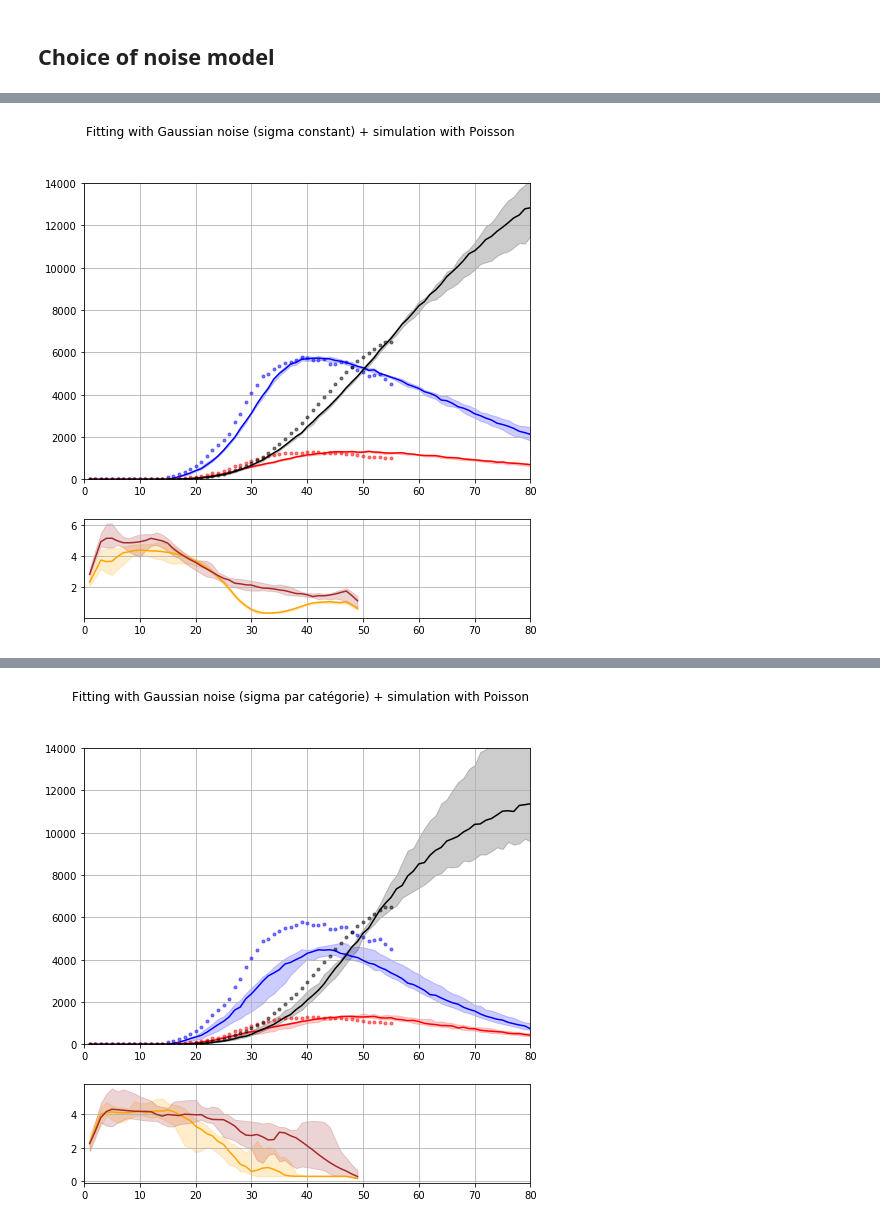
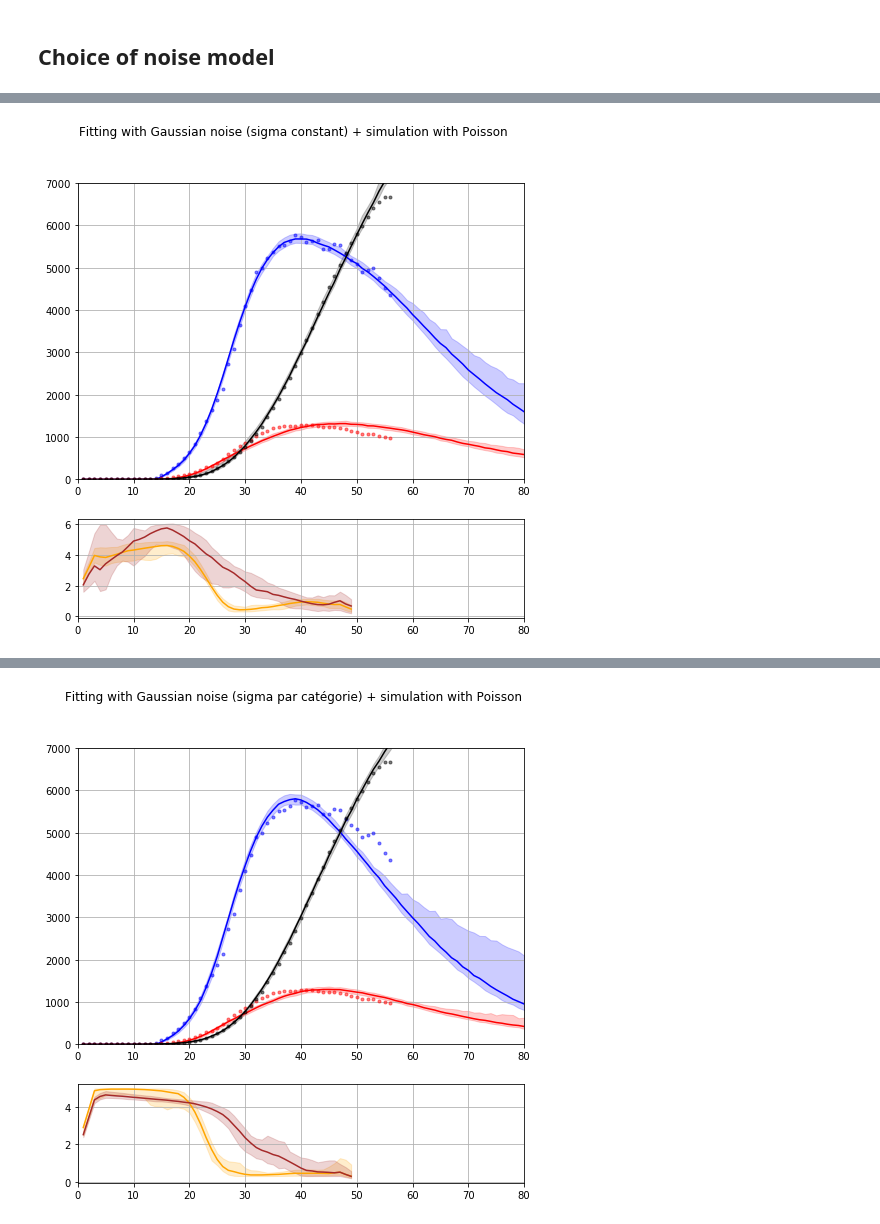
Before and after one commit to glouppe/covid19be, a Jupyter notebook: vdwnico-reimplementation-consolidated-Boostraping.ipynb, the cells around one changed output, grey strips where cells are left out. Drawn from its saved outputs; the diff is of its cells as text; code cells hidden in the pictures.

Commit message:
add bootstrapping + noise model

```diff
--- a/vdwnico-reimplementation-consolidated-Boostraping.ipynb
+++ b/vdwnico-reimplementation-consolidated-Boostraping.ipynb
@@ -401,7 +380,7 @@ r0, r0_mrs, i0, gg, sigmas
 fig, ax = plt.subplots(2, len(noise_error), figsize=(8*len(noise_error), 8), gridspec_kw={"height_ratios": (3,1)})
 print(ax.shape)
 for i, noise_model in enumerate(noise_error.keys()):
-    if noise_model == "Neg_Binom":
+    if noise_model != "Neg_Binom":
         continue
     r0, r0_mrs, i0, gg, sigmas = fit_seir_parameters(data, noise=noise_model, use_sigma=True)
     #r0 = smoothen(r0)
@@ -465,3 +444,13 @@ from tqdm import tqdm
+# %%
+def parallel_param_bootstrap(data, noise_fit='Gaussian', use_sigma_fit=True, noise_sim='Gaussian', nb_iter=1000):
+    theta_hat = fit_seir_parameters(data, noise=noise_fit, use_sigma=use_sigma_fit)
+    thetas_bootstrap = []
+    all_data = []
+    def job_f(sim_data):
+        return fit_seir_parameters(sim_data, noise=noise_fit, use_sigma=use_sigma_fit)
+    thetas_bootstrap = Parallel(n_jobs=-1, verbose=11)(delayed(job_f)(seir_sim(theta_hat, noise_sim)) for i in range(nb_iter))
+
+    return thetas_bootstrap
 # %%
 def param_bootstrap(data, noise_fit='Gaussian', use_sigma_fit=True, noise_sim='Gaussian', nb_iter=1000):
     theta_hat = fit_seir_parameters(data, noise=noise_fit, use_sigma=use_sigma_fit)
@@ -497,6 +486,7 @@ def plot(thetas_bootstrap, noise, obs_data=None, title='', name=''):
     n_days = len(data_sim)
     fig.suptitle(title)
     colors = ["b", "r", "k"]
+    #return
     for i, key in enumerate(columns):
         median = np.percentile(all_data[:, i, :], 50, axis=1)
         p10 = np.percentile(all_data[:, i, :], 10, axis=1)
@@ -507,14 +497,14 @@ def plot(thetas_bootstrap, noise, obs_data=None, title='', name=''):
             ax[0].plot(range(1, len(obs_data[key].values)+1), obs_data[key].values, ".", c=colors[i], alpha=.5)
 
     ax[0].grid()
-    ax[0].set_ylim(0, 14000)
+    ax[0].set_ylim(0, 7000)
     ax[0].set_xlim(0, 80)
     colors = ["orange", "brown"]
     labels = ["R0 in population", "R0 in MRS"]
     for i in range(2):
         median = np.percentile(all_r0[:, i, :], 50, axis=1)
-        p10 = np.percentile(all_r0[:, i, :], 10, axis=1)
-        p90 = np.percentile(all_r0[:, i, :], 90, axis=1)
+        p10 = np.percentile(all_r0[:, i, :], 5, axis=1)
+        p90 = np.percentile(all_r0[:, i, :], 95, axis=1)
         ax[1].plot(range(1, median.shape[0]+1), median, c=colors[i], label=labels[i])
         ax[1].fill_between(range(1, median.shape[0]+1), p10, p90, color=colors[i], alpha=.2)
     ax[1].grid()
@@ -527,0 +522,4 @@ def plot(thetas_bootstrap, noise, obs_data=None, title='', name=''):
+# %%
+thetas2 = parallel_param_bootstrap(data, noise_fit='Gaussian', use_sigma_fit=True, noise_sim='Gaussian',
+                                     nb_iter=10)
+plot(thetas2, 'Poisson', data, 'Fitting with Gaussian noise (sigma constant) + simulation with Poisson', "GP")
@@ -528,13 +539,17 @@ def plot(thetas_bootstrap, noise, obs_data=None, title='', name=''):
 # %%
-thetas1, all_data1 = param_bootstrap(data, noise_fit='Gaussian', use_sigma_fit=False, noise_sim='Poisson',
-                                     nb_iter=10)
+#thetas1 = parallel_param_bootstrap(data, noise_fit='Gaussian', use_sigma_fit=False, noise_sim='Poisson',
+#                                     nb_iter=100)
 plot(thetas1, 'Poisson', data, 'Fitting with Gaussian noise (sigma constant) + simulation with Poisson', "GP")
 
-thetas2, all_data2 = param_bootstrap(data, noise_fit='Gaussian', use_sigma_fit=True, noise_sim='Poisson',
-                                     nb_iter=10)
+#thetas2 = parallel_param_bootstrap(data, noise_fit='Gaussian', use_sigma_fit=True, noise_sim='Poisson',
+#                                     nb_iter=100)
 plot(thetas2, 'Poisson', data, 'Fitting with Gaussian noise (sigma par catégorie) + simulation with Poisson', "GsP")
 
-thetas3, all_data3 = param_bootstrap(data, noise_fit='Poisson', use_sigma_fit=True, noise_sim='Poisson',
-                                     nb_iter=10)
-plot(thetas3, 'Poisson', data, 'Fitting with Poisson noise (sigma par catégorie) + simulation with Poisson', "PP")
+#thetas3 = parallel_param_bootstrap(data, noise_fit='Poisson', use_sigma_fit=True, noise_sim='Poisson',
+#                                     nb_iter=100)
+plot(thetas3, 'Poisson', data, 'Fitting with Poisson noise + simulation with Poisson', "PP")
+
+#thetas4 = parallel_param_bootstrap(data, noise_fit='Gaussian', use_sigma_fit=True, noise_sim='Gaussian',
+#                                     nb_iter=100)
+plot(thetas4, 'Gaussian', data, 'Fitting with Gaussian noise (sigma par catégorie) + simulation with Gaussian', "GsG")
 # %% [output]
@@ -541 +573 @@ plot(thetas3, 'Poisson', data, 'Fitting with Poisson noise (sigma par catégorie
-[figure, old version]
+[figure, new version]
@@ -542 +591 @@ plot(thetas3, 'Poisson', data, 'Fitting with Poisson noise (sigma par catégorie
-[figure, old version]
+[figure, new version]
```
Also changed, not shown: parts of 17 cells of this notebook.
